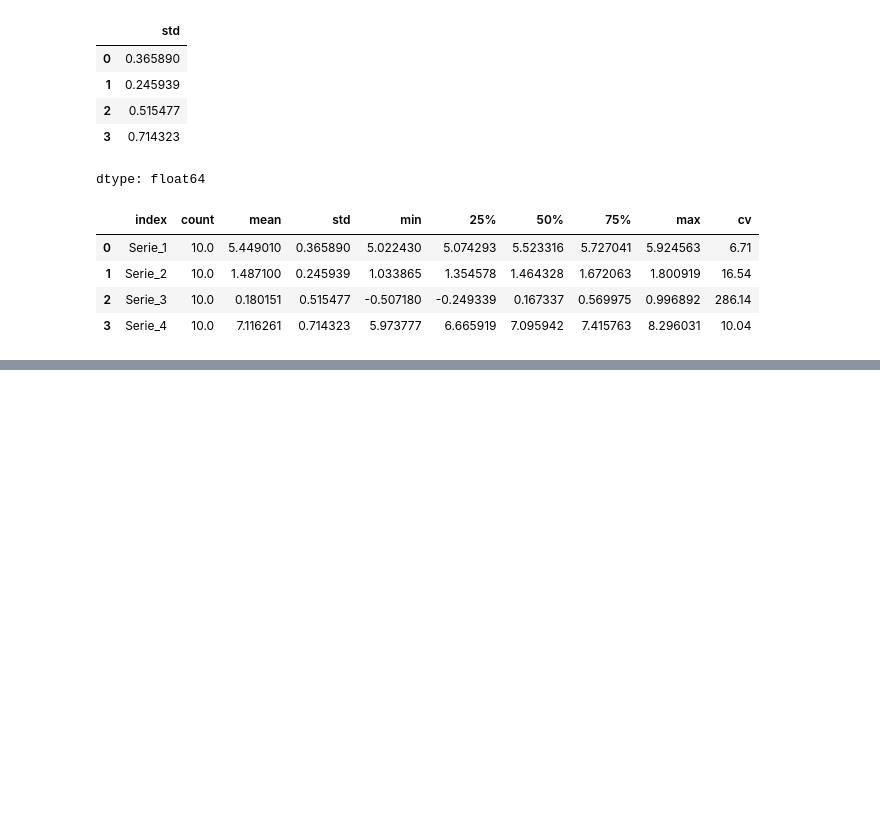
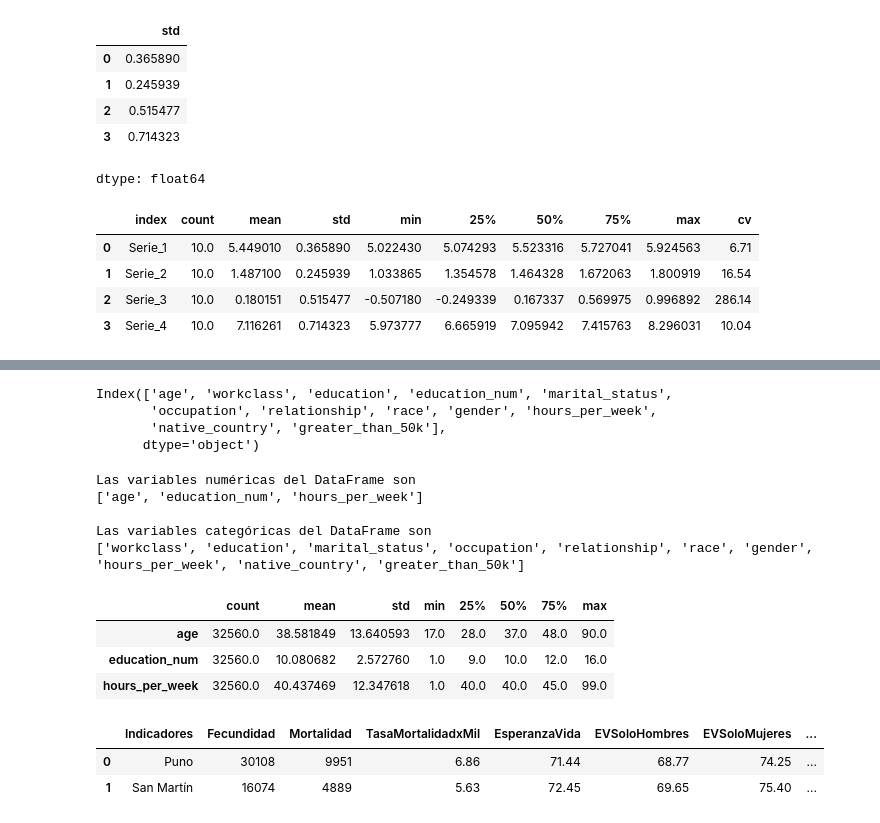
Before and after one commit to miad52/Python_UTEC, a Jupyter notebook: [8]_Python_UTEC_181224.ipynb, the cells around one changed output, grey strips where cells are left out. Drawn from its saved outputs; the diff is of its cells as text; code cells hidden in the pictures; blank space fills up the shorter version.

```diff
--- a/[8]_Python_UTEC_181224.ipynb
+++ b/[8]_Python_UTEC_181224.ipynb
@@ -222,0 +281,45 @@ res_data_dc
+# %%
+# Extraer el nombre de las columnas
+data_census.columns
+# %% [output]
+Index(['age', 'workclass', 'education', 'education_num', 'marital_status',
+       'occupation', 'relationship', 'race', 'gender', 'hours_per_week',
+       'native_country', 'greater_than_50k'],
+      dtype='object')
+# %%
+# Crear una lista de variables numéricas
+var_num = ['age', 'education_num', 'hours_per_week']
+# Crear una lista de variables categóricas
+var_cat = ['workclass', 'education', 'marital_status','occupation',
+ 'relationship', 'race', 'gender', 'hours_per_week',
+ 'native_country', 'greater_than_50k']
+# %%
+print(f"Las variables numéricas del DataFrame son \n{var_num}")
+print(f"\nLas variables categóricas del DataFrame son \n{var_cat}")
+# %% [output]
+Las variables numéricas del DataFrame son
+['age', 'education_num', 'hours_per_week']
+
+Las variables categóricas del DataFrame son
+['workclass', 'education', 'marital_status', 'occupation', 'relationship', 'race', 'gender', 'hours_per_week', 'native_country', 'greater_than_50k']
+# %%
+# Generar estadísticas descriptivas del DataFrame (var numéricas)
+data_census[var_num].describe().transpose()
+# %% [output]
+|  | count | mean | std | min | 25% | 50% | 75% | max |
+| age | 32560.0 | 38.581849 | 13.640593 | 17.0 | 28.0 | 37.0 | 48.0 | 90.0 |
+| education_num | 32560.0 | 10.080682 | 2.572760 | 1.0 | 9.0 | 10.0 | 12.0 | 16.0 |
+| hours_per_week | 32560.0 | 40.437469 | 12.347618 | 1.0 | 40.0 | 40.0 | 45.0 | 99.0 |
+# %%
+# Generar estadísticas descriptivas del DataFramen (var numéricas)
+# Convertimos el campo del formato int a category
+data_census["greater_than_50k"] = data_census["greater_than_50k"].astype("category")
+data_census[var_cat].describe().transpose()
+# Lectura de un archivo excel a DataFrame
+dataset_ = "/datosDemograficos.xlsx"
+data_demo = pd.read_excel(ruta_ + dataset_)
+data_demo.head(2)
+# %% [output]
+|  | Indicadores | Fecundidad | Mortalidad | TasaMortalidadxMil | EsperanzaVida | EVSoloHombres | EVSoloMujeres | ... |
+| 0 | Puno | 30108 | 9951 | 6.86 | 71.44 | 68.77 | 74.25 | ... |
+| 1 | San Martín | 16074 | 4889 | 5.63 | 72.45 | 69.65 | 75.40 | ... |
```
Also changed, not shown: parts of 9 cells of this notebook.
